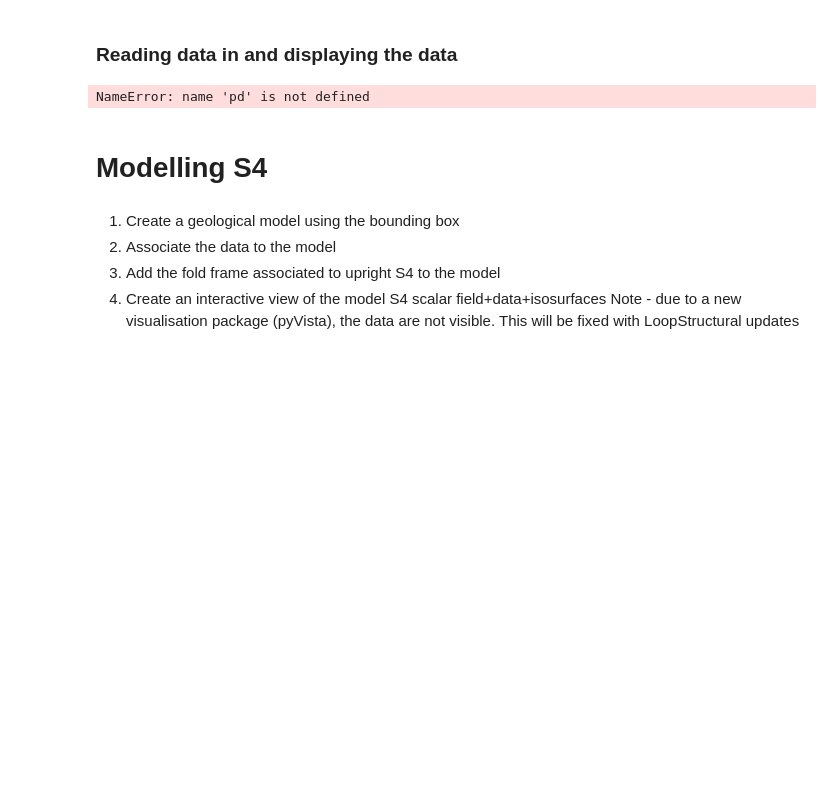
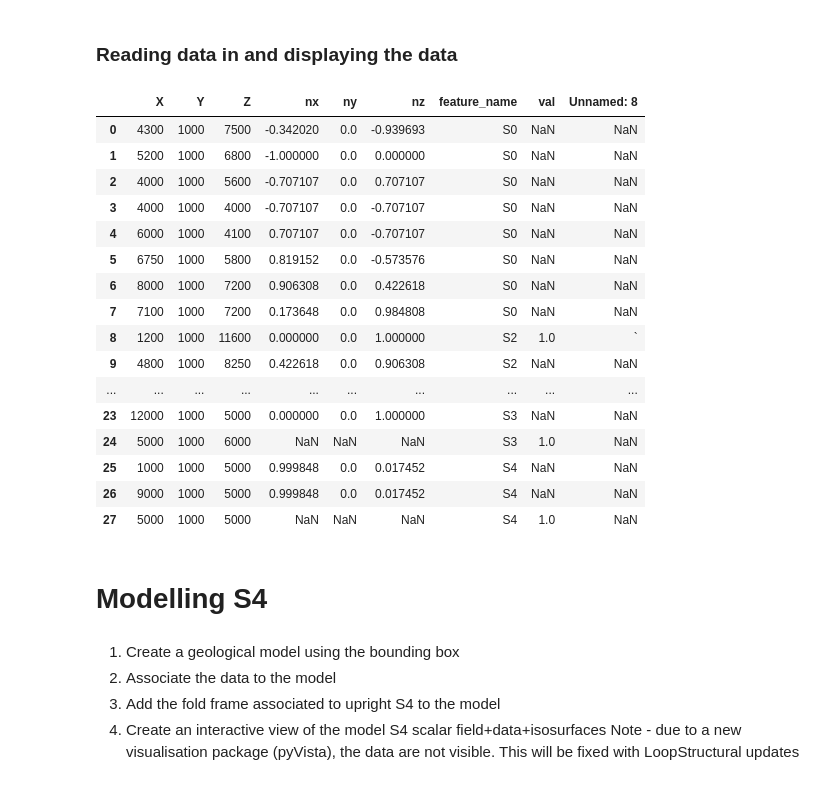
Before and after one commit to Loop3D/BermaguiModel, a Jupyter notebook: Bermagui_Mar2025.ipynb, the cells around one changed output. Saved outputs shown, nothing was run; the diff lists cells and outputs as text; code cells hidden in the pictures; blank space fills up the shorter version.

```diff
--- a/Bermagui_Mar2025.ipynb
+++ b/Bermagui_Mar2025.ipynb
@@ -43,16 +32,26 @@ WARNING: 2025-03-27 11:39:25,624: __init__.py:25 -- Cannot use LoopProjectfilePr
 # %% [markdown]
 ### Reading data in and displaying the data
-# %%
-sheet_id1 = '1CKSQzD4UsufBSyEnQJcASTdIfmbZeQy727lL6BP86bA'
-
-sheet_id2 = ''
-
-data = pd.read_csv(f"https://docs.google.com/spreadsheets/d/{sheet_id1}/export?format=csv")
-
-#data = pd.read_csv('./Bermagui_Data/Bermagui_data_vectors_v2.csv')
-data
-# %% [output]
-NameError: name 'pd' is not defined
+# %%
+data = pd.read_csv('./Bermagui_Data/Bermagui_data_vectors_v2.csv')
+data
+# %% [output]
+|  | X | Y | Z | nx | ny | nz | feature_name | val | Unnamed: 8 |
+| 0 | 4300 | 1000 | 7500 | -0.342020 | 0.0 | -0.939693 | S0 | NaN | NaN |
+| 1 | 5200 | 1000 | 6800 | -1.000000 | 0.0 | 0.000000 | S0 | NaN | NaN |
+| 2 | 4000 | 1000 | 5600 | -0.707107 | 0.0 | 0.707107 | S0 | NaN | NaN |
+| 3 | 4000 | 1000 | 4000 | -0.707107 | 0.0 | -0.707107 | S0 | NaN | NaN |
+| 4 | 6000 | 1000 | 4100 | 0.707107 | 0.0 | -0.707107 | S0 | NaN | NaN |
+| 5 | 6750 | 1000 | 5800 | 0.819152 | 0.0 | -0.573576 | S0 | NaN | NaN |
+| 6 | 8000 | 1000 | 7200 | 0.906308 | 0.0 | 0.422618 | S0 | NaN | NaN |
+| 7 | 7100 | 1000 | 7200 | 0.173648 | 0.0 | 0.984808 | S0 | NaN | NaN |
+| 8 | 1200 | 1000 | 11600 | 0.000000 | 0.0 | 1.000000 | S2 | 1.0 | ` |
+| 9 | 4800 | 1000 | 8250 | 0.422618 | 0.0 | 0.906308 | S2 | NaN | NaN |
+| ... | ... | ... | ... | ... | ... | ... | ... | ... | ... |
+| 23 | 12000 | 1000 | 5000 | 0.000000 | 0.0 | 1.000000 | S3 | NaN | NaN |
+| 24 | 5000 | 1000 | 6000 | NaN | NaN | NaN | S3 | 1.0 | NaN |
+| 25 | 1000 | 1000 | 5000 | 0.999848 | 0.0 | 0.017452 | S4 | NaN | NaN |
+| 26 | 9000 | 1000 | 5000 | 0.999848 | 0.0 | 0.017452 | S4 | NaN | NaN |
+| 27 | 5000 | 1000 | 5000 | NaN | NaN | NaN | S4 | 1.0 | NaN |
 # %% [markdown]
 # Modelling S4
 # %% [markdown]
```
Also changed, not shown: parts of 3 cells of this notebook, 1 other file.
